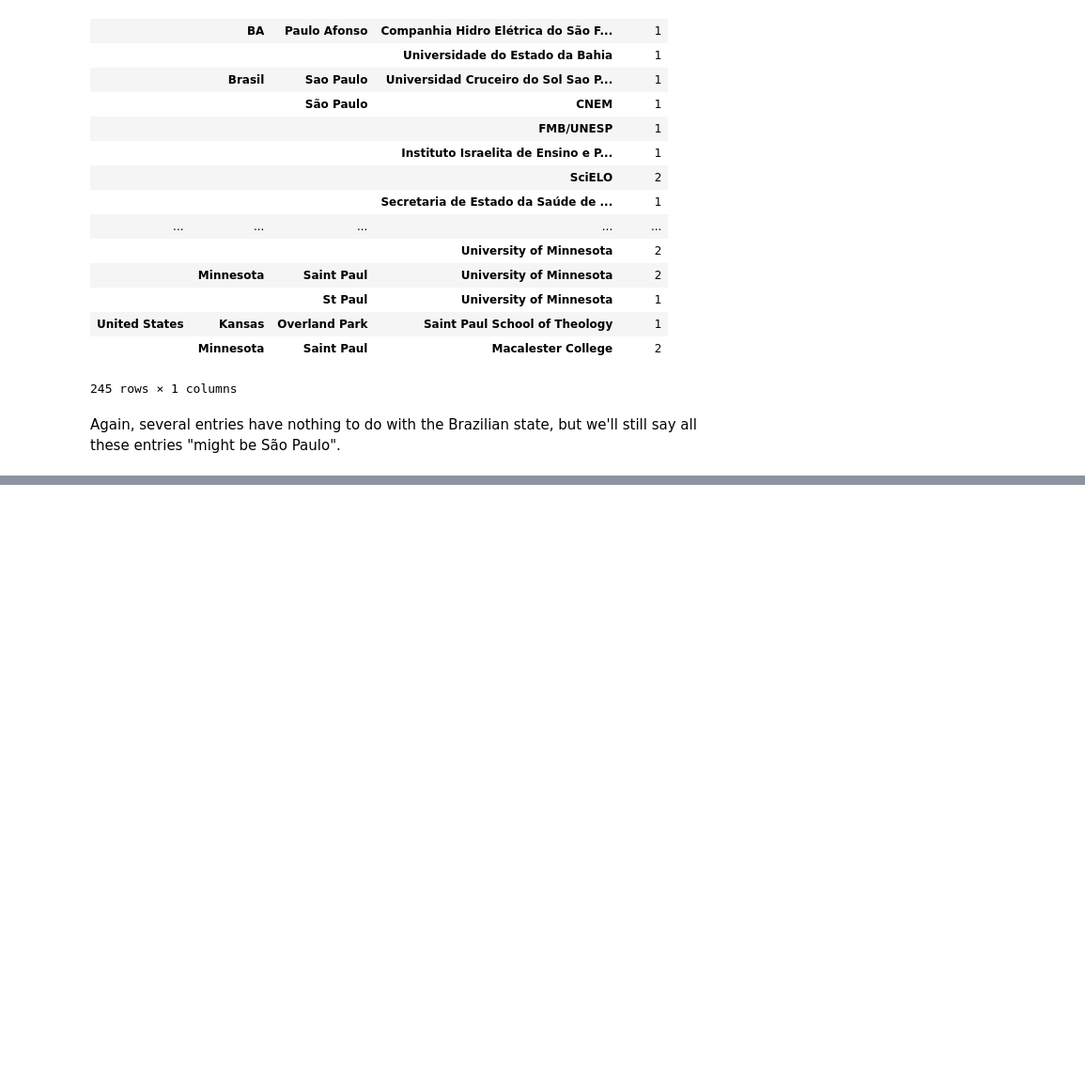
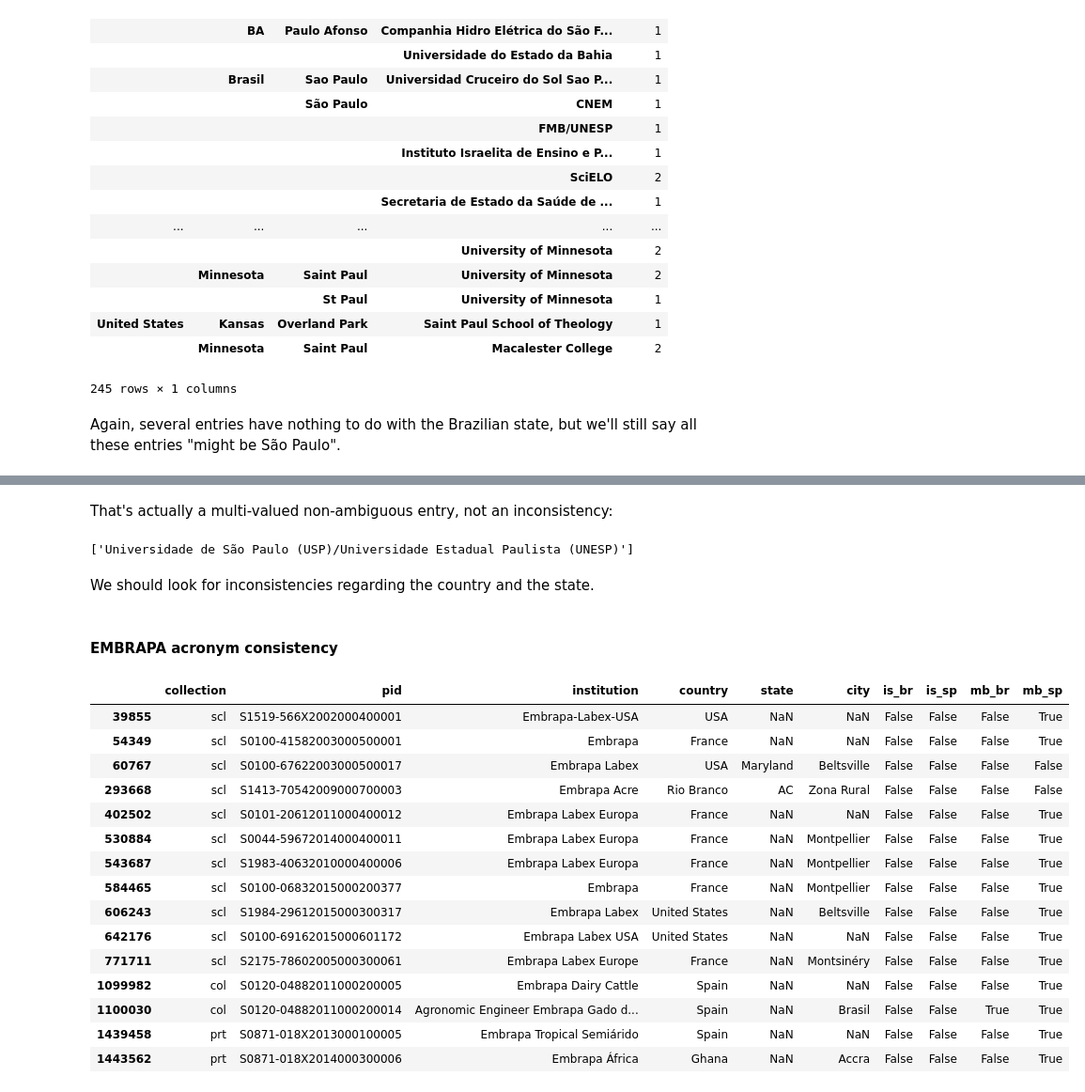
Before and after one commit to scieloorg/normalizations-experiments, a Jupyter notebook: experiments_2019-02_usp_unicamp_unesp_embrapa.ipynb, the cells around one changed output, grey strips where cells are left out. Shown: that part at 94% size. Saved outputs shown, nothing was run; the diff lists cells and outputs as text; code cells hidden in the pictures; blank space fills up the shorter version.

```diff
--- a/experiments_2019-02_usp_unicamp_unesp_embrapa.ipynb
+++ b/experiments_2019-02_usp_unicamp_unesp_embrapa.ipynb
@@ -646,0 +743,11 @@ but we'll still say all these entries "might be São Paulo".
+# %% [markdown]
+That's actually a multi-valued non-ambiguous entry,
+not an inconsistency:
+# %%
+wl_multi_valued["institution"].tolist()
+# %% [output]
+['Universidade de São Paulo (USP)/Universidade Estadual Paulista (UNESP)']
+# %% [markdown]
+We should look for inconsistencies regarding the country and the state.
+# %% [markdown]
+#### EMBRAPA acronym consistency
@@ -646,0 +757,23 @@ but we'll still say all these entries "might be São Paulo".
+# %%
+wl_dataset[
+    ~wl_dataset["is_br"] &
+    ~wl_dataset["country"].isna() &
+    wl_dataset["has_embrapa"]
+].drop(columns=ac_cols2remove)
+# %% [output]
+|  | collection | pid | institution | country | state | city | is_br | is_sp | mb_br | mb_sp |
+| 39855 | scl | S1519-566X2002000400001 | Embrapa-Labex-USA | USA | NaN | NaN | False | False | False | True |
+| 54349 | scl | S0100-41582003000500001 | Embrapa | France | NaN | NaN | False | False | False | True |
+| 60767 | scl | S0100-67622003000500017 | Embrapa Labex | USA | Maryland | Beltsville | False | False | False | False |
+| 293668 | scl | S1413-70542009000700003 | Embrapa Acre | Rio Branco | AC | Zona Rural | False | False | False | False |
+| 402502 | scl | S0101-20612011000400012 | Embrapa Labex Europa | France | NaN | NaN | False | False | False | True |
+| 530884 | scl | S0044-59672014000400011 | Embrapa Labex Europa | France | NaN | Montpellier | False | False | False | True |
+| 543687 | scl | S1983-40632010000400006 | Embrapa Labex Europa | France | NaN | Montpellier | False | False | False | True |
+| 584465 | scl | S0100-06832015000200377 | Embrapa | France | NaN | Montpellier | False | False | False | True |
+| 606243 | scl | S1984-29612015000300317 | Embrapa Labex | United States | NaN | Beltsville | False | False | False | True |
+| 642176 | scl | S0100-69162015000601172 | Embrapa Labex USA | United States | NaN | NaN | False | False | False | True |
+| 771711 | scl | S2175-78602005000300061 | Embrapa Labex Europe | France | NaN | Montsinéry | False | False | False | True |
+| 1099982 | col | S0120-04882011000200005 | Embrapa Dairy Cattle | Spain | NaN | NaN | False | False | False | True |
+| 1100030 | col | S0120-04882011000200014 | Agronomic Engineer Embrapa Gado d... | Spain | NaN | Brasil | False | False | True | True |
+| 1439458 | prt | S0871-018X2013000100005 | Embrapa Tropical Semiárido | Spain | NaN | NaN | False | False | False | True |
+| 1443562 | prt | S0871-018X2014000300006 | Embrapa África | Ghana | NaN | Accra | False | False | False | True |
```
Also changed, not shown: parts of 45 cells of this notebook.
